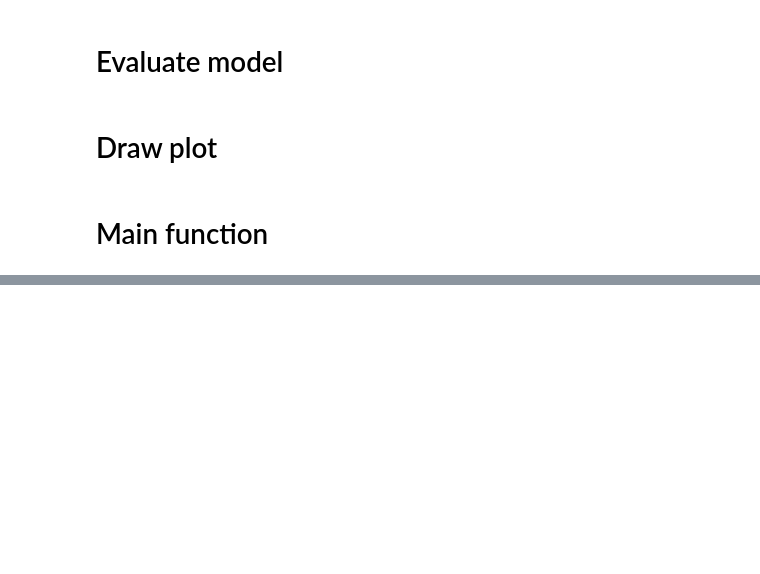
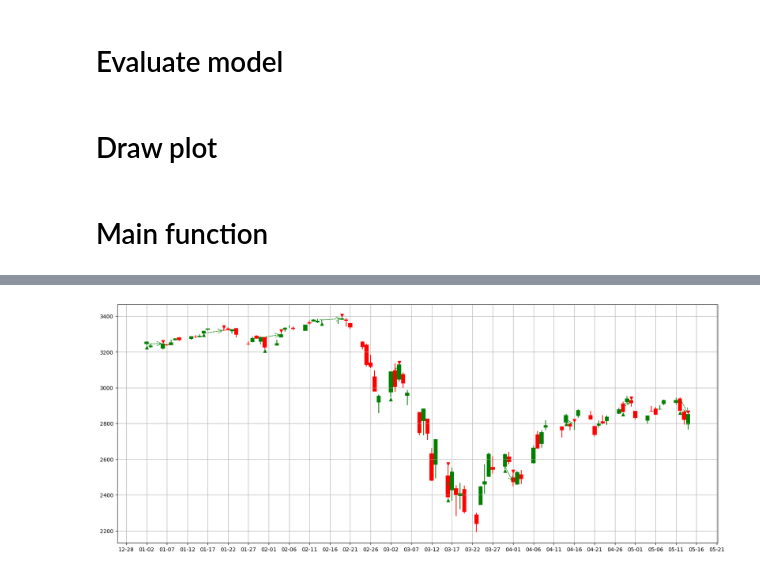
Before and after one commit to e4903180/stock_predict_backup_0506, a Jupyter notebook: sarima/FFT_price_function_sarima_version_0408.ipynb, the cells around one changed output, grey strips where cells are left out. Drawn from its saved outputs; the diff is of its cells as text; code cells hidden in the pictures; blank space fills up the shorter version.

```diff
--- a/sarima/FFT_price_function_sarima_version_0408.ipynb
+++ b/sarima/FFT_price_function_sarima_version_0408.ipynb
@@ -1210,0 +1424,8 @@ data_5
+# %%
+total_profit, profit_table = build_profit_table_method_3(result_table, profit_percentage, loss_percentage)
+print('total_profit =', total_profit)
+with pd.option_context('display.max_rows', None,
+                    'display.max_columns', None,
+                    'display.precision', 3,
+                    ):
+    print(profit_table)
@@ -1210,0 +1450,4 @@ data_5
+# %%
+draw_profit_plot(profit_table, pv_range)
+# %% [output]
+[figure, added]
```
Also changed, not shown: parts of 23 cells of this notebook, 2 other files.
